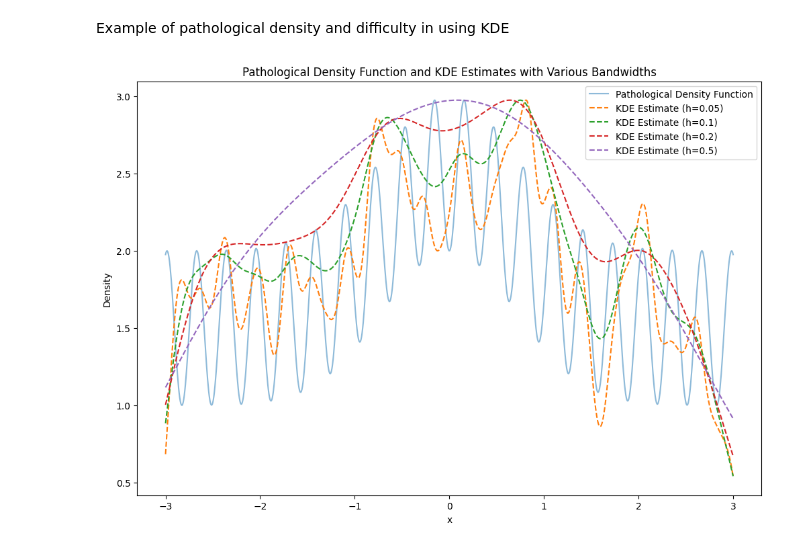
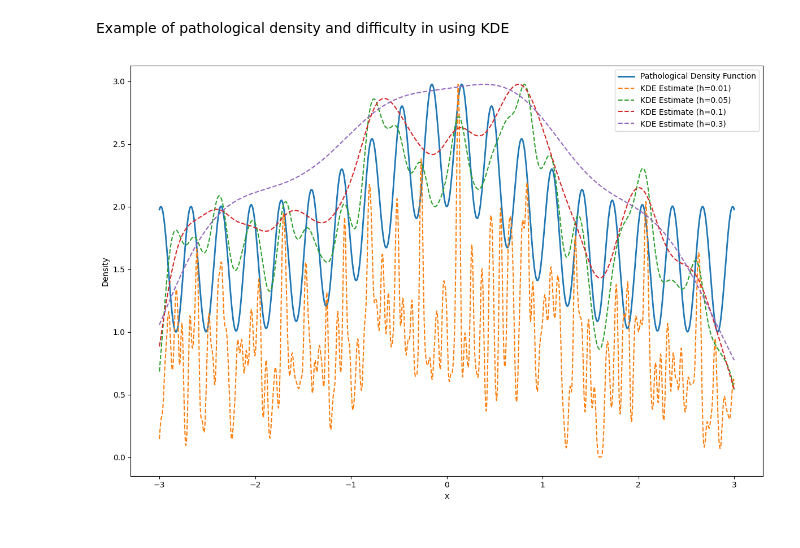
Before and after one commit to abalone88/nonparam-stats-proj, a Jupyter notebook: code/chp2-nonparam-density/analysis-kde.ipynb, the cells around one changed output. Saved outputs shown, nothing was run; the diff lists cells and outputs as text; code cells hidden in the pictures.

```diff
--- a/code/chp2-nonparam-density/analysis-kde.ipynb
+++ b/code/chp2-nonparam-density/analysis-kde.ipynb
@@ -37,34 +37,34 @@ def pathological_density(x):
 sample_x = np.linspace(-3, 3, 1000)
 sample_y = pathological_density(sample_x)
 
 sample_data = np.random.choice(sample_x, size=500, p= sample_y / np.sum(sample_y))
 
 # Define the range for plotting and the original density values
 x_values = np.linspace(-3, 3, 1000)
 y_values = pathological_density(x_values)
 
-bandwidths = [0.05, 0.1, 0.2, 0.5]
+bandwidths = [0.01, 0.05, 0.1, 0.3]
 kde_estimations = [gaussian_kde(sample_data, bw_method=h) for h in bandwidths]
 
 # Plotting
 plt.figure(figsize=(12, 8))
 
 # Plot the original function
-plt.plot(x_values, y_values, label='Pathological Density Function', alpha=0.5)
+plt.plot(x_values, y_values, label='Pathological Density Function', linewidth=2)
 
 # Plot KDE estimates with different bandwidths
 for h, kde in zip(bandwidths, kde_estimations):
     kde_y_values = kde(x_values) * np.max(y_values) / np.max(kde(x_values))
     plt.plot(x_values, kde_y_values, linestyle='--', label=f'KDE Estimate (h={h})')
 
-plt.title('Pathological Density Function and KDE Estimates with Various Bandwidths')
+#plt.title('Pathological Density Function and KDE Estimates with Various Bandwidths')
 plt.xlabel('x')
 plt.ylabel('Density')
 plt.legend()
 
 plt.tight_layout()
 plt.savefig(os.path.join(plots_folder, 'pathological-density.png'))
 
 plt.show()
 # %% [output]
-[figure, old version]
+[figure, new version]
```
Also changed, not shown: parts of 1 cell of this notebook, 2 other files.
